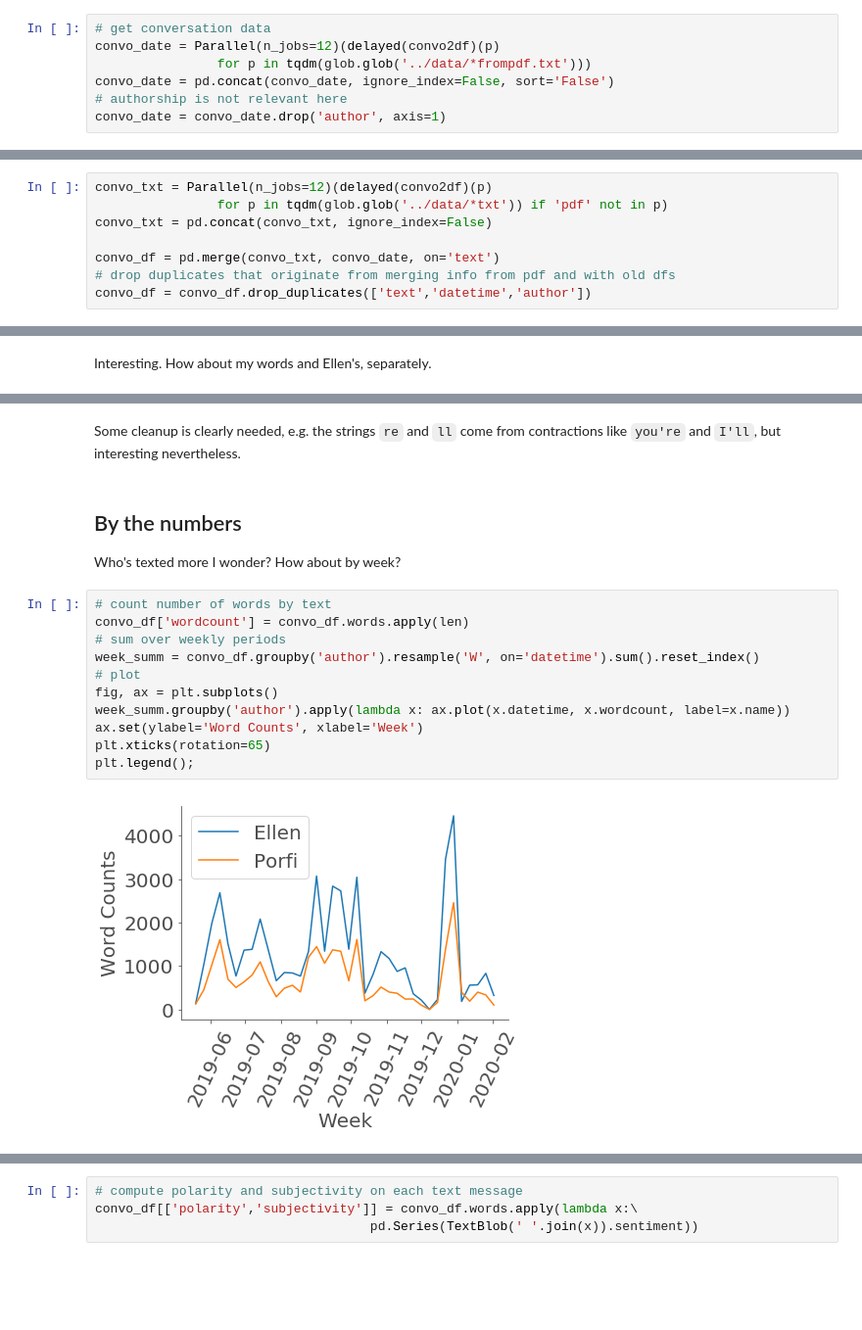
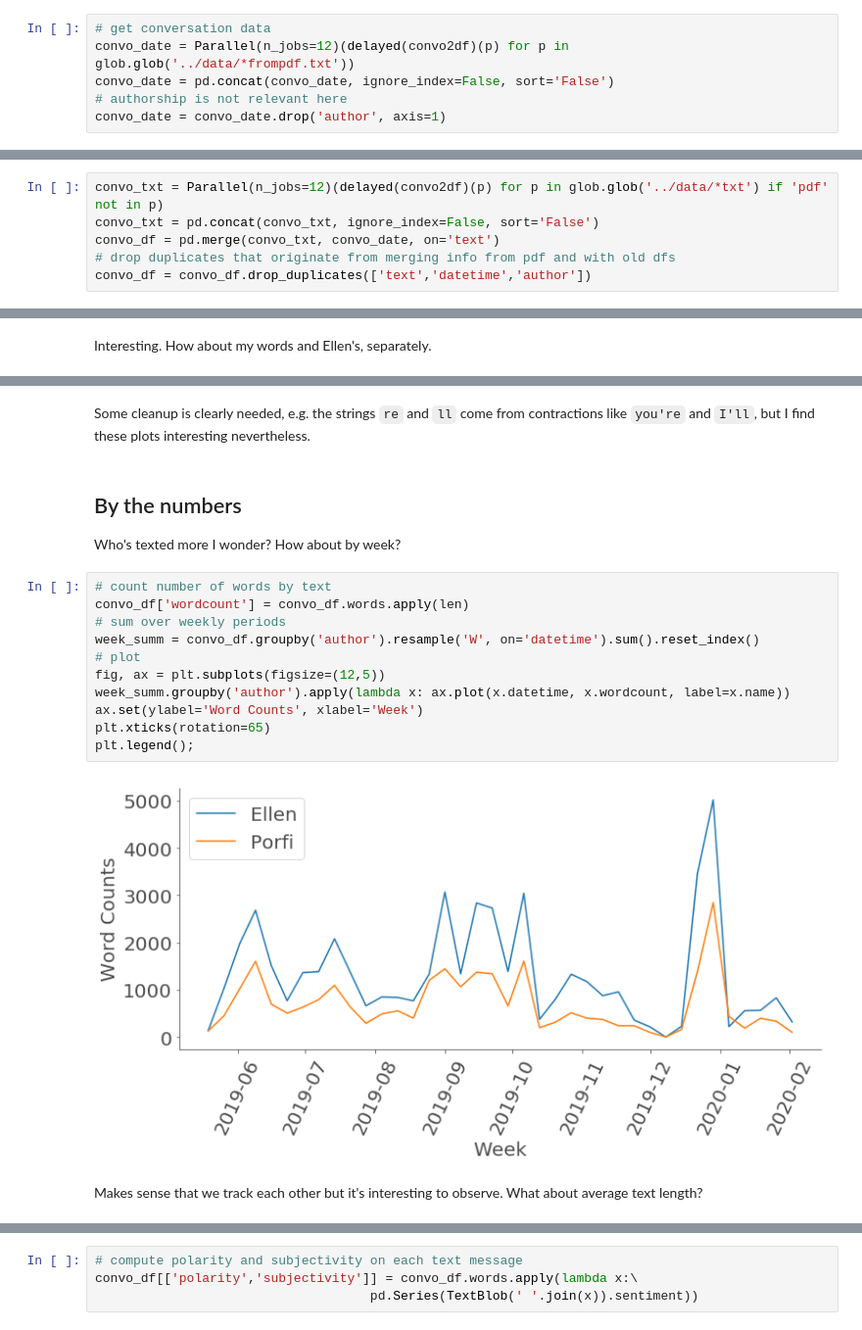
Before and after one commit to pquinter/ellenconvo, a Jupyter notebook: src/ellenconvo.ipynb, the cells around one changed output, grey strips where cells are left out. Shown at 98% size. Saved outputs shown, nothing was run; the diff lists cells and outputs as text; blank space fills up the shorter version.

```diff
--- a/src/ellenconvo.ipynb
+++ b/src/ellenconvo.ipynb
@@ -118,8 +127,7 @@ It takes a few minutes to scroll all the way up in the Messages app. I've done t
 I'll first process the text from PDF files:
 # %%
 # get conversation data
-convo_date = Parallel(n_jobs=12)(delayed(convo2df)(p)
-                for p in tqdm(glob.glob('../data/*frompdf.txt')))
+convo_date = Parallel(n_jobs=12)(delayed(convo2df)(p) for p in glob.glob('../data/*frompdf.txt'))
 convo_date = pd.concat(convo_date, ignore_index=False, sort='False')
 # authorship is not relevant here
 convo_date = convo_date.drop('author', axis=1)
@@ -139,8 +147,6 @@ Now do the same for direct copy-paste text, and merge to get a dataframe with th
 # %%
-convo_txt = Parallel(n_jobs=12)(delayed(convo2df)(p)
-                for p in tqdm(glob.glob('../data/*txt')) if 'pdf' not in p)
-convo_txt = pd.concat(convo_txt, ignore_index=False)
-
+convo_txt = Parallel(n_jobs=12)(delayed(convo2df)(p) for p in glob.glob('../data/*txt') if 'pdf' not in p)
+convo_txt = pd.concat(convo_txt, ignore_index=False, sort='False')
 convo_df = pd.merge(convo_txt, convo_date, on='text')
 # drop duplicates that originate from merging info from pdf and with old dfs
 convo_df = convo_df.drop_duplicates(['text','datetime','author'])
@@ -215,5 +221,5 @@ fig, axes = plt.subplots(1,2, figsize=(14, 4))
 # %% [markdown]
-Some cleanup is clearly needed, e.g. the strings `re` and `ll` come from contractions like `you're` and `I'll`, but interesting nevertheless.
+Some cleanup is clearly needed, e.g. the strings `re` and `ll` come from contractions like `you're` and `I'll`, but I find these plots interesting nevertheless.
 # %% [markdown]
 ## By the numbers
 
@@ -221,13 +227,15 @@ Who's texted more I wonder? How about by week?
 # %%
 # count number of words by text
 convo_df['wordcount'] = convo_df.words.apply(len)
 # sum over weekly periods
 week_summ = convo_df.groupby('author').resample('W', on='datetime').sum().reset_index()
 # plot
-fig, ax = plt.subplots()
+fig, ax = plt.subplots(figsize=(12,5))
 week_summ.groupby('author').apply(lambda x: ax.plot(x.datetime, x.wordcount, label=x.name))
 ax.set(ylabel='Word Counts', xlabel='Week')
 plt.xticks(rotation=65)
 plt.legend();
 # %% [output]
-[figure, old version]
+[figure, new version]
+# %% [markdown]
+Makes sense that we track each other but it's interesting to observe. What about average text length?
```
Also changed, not shown: parts of 28 cells of this notebook.
